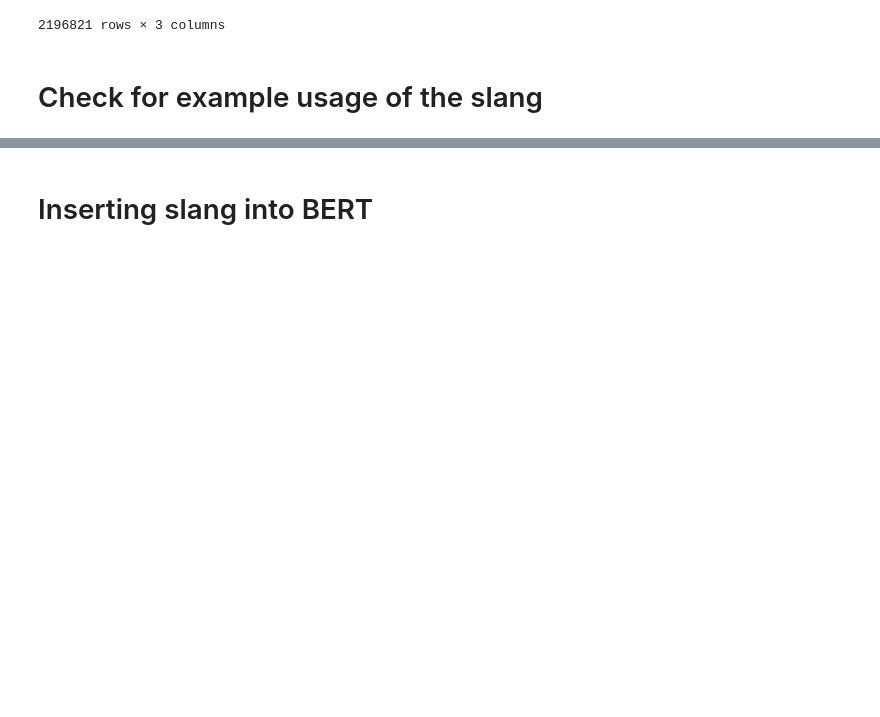
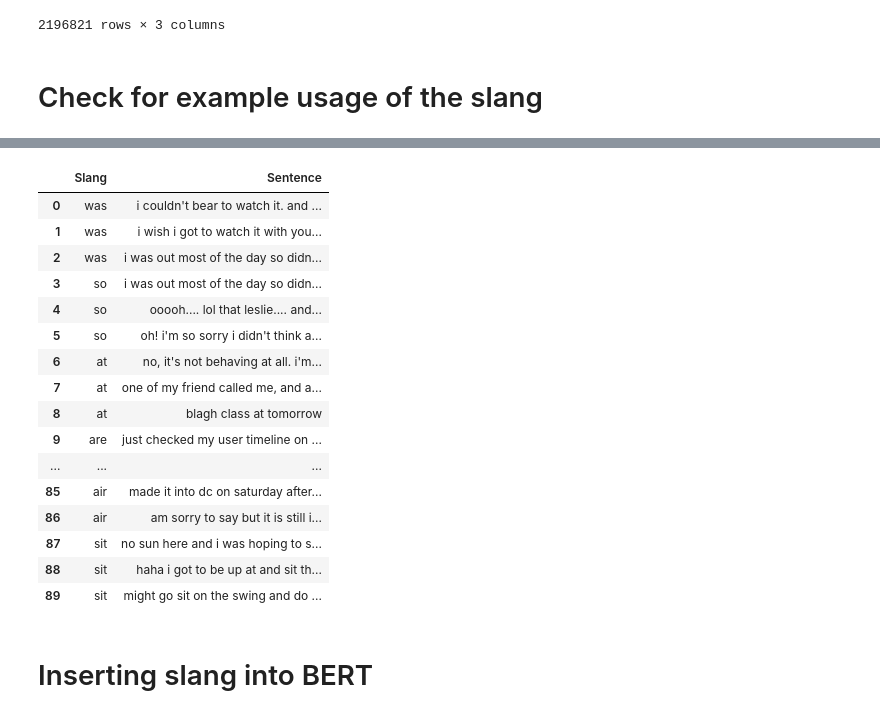
Before and after one commit to Empyrealiv/CSC3101_Capstone, a Jupyter notebook: ML/vocab_expansion.ipynb, the cells around one changed output, grey strips where cells are left out. Cells and saved outputs as stored; diff of their text form; code cells hidden in the pictures; blank space fills up the shorter version.

```diff
--- a/ML/vocab_expansion.ipynb
+++ b/ML/vocab_expansion.ipynb
@@ -65,3 +88,54 @@ for word in words:
+# %%
+def find_sentences_with_slang(df, slang, max_samples=3):
+    matching_sentences = []
+    for sentence in df["text"]:
+        tokens = word_tokenize(sentence.lower())
+        if slang in tokens:
+            matching_sentences.append(sentence)
+        if len(matching_sentences) >= max_samples:
+            break
+    return matching_sentences
+
+results = {}
+
+column_list = tfidf_csv_selected_first_20['Slang'].tolist()
+
+for slang in column_list:
+    sentences = find_sentences_with_slang(data, slang, max_samples=3)
+    if sentences:
+        results[slang] = sentences
+
+if results:
+    results_df = pd.DataFrame([
+        {"Slang": slang, "Sentence": sentence}
+        for slang, sentences in results.items()
+        for sentence in sentences
+    ])
+else:
+    print("No slang terms found in the dataset.")
+# %%
+pd.set_option('display.max_colwidth', None)
+pd.set_option('display.max_rows', None)
+# %%
+results_df
+# %% [output]
+|  | Slang | Sentence |
+| 0 | was | i couldn't bear to watch it. and ... |
+| 1 | was | i wish i got to watch it with you... |
+| 2 | was | i was out most of the day so didn... |
+| 3 | so | i was out most of the day so didn... |
+| 4 | so | ooooh.... lol that leslie.... and... |
+| 5 | so | oh! i'm so sorry i didn't think a... |
+| 6 | at | no, it's not behaving at all. i'm... |
+| 7 | at | one of my friend called me, and a... |
+| 8 | at | blagh class at tomorrow |
+| 9 | are | just checked my user timeline on ... |
+| ... | ... | ... |
+| 85 | air | made it into dc on saturday after... |
+| 86 | air | am sorry to say but it is still i... |
+| 87 | sit | no sun here and i was hoping to s... |
+| 88 | sit | haha i got to be up at and sit th... |
+| 89 | sit | might go sit on the swing and do ... |
 # %% [markdown]
 # Inserting slang into BERT
 # %%
```
Also changed, not shown: parts of 1 cell of this notebook, 3 other files.
